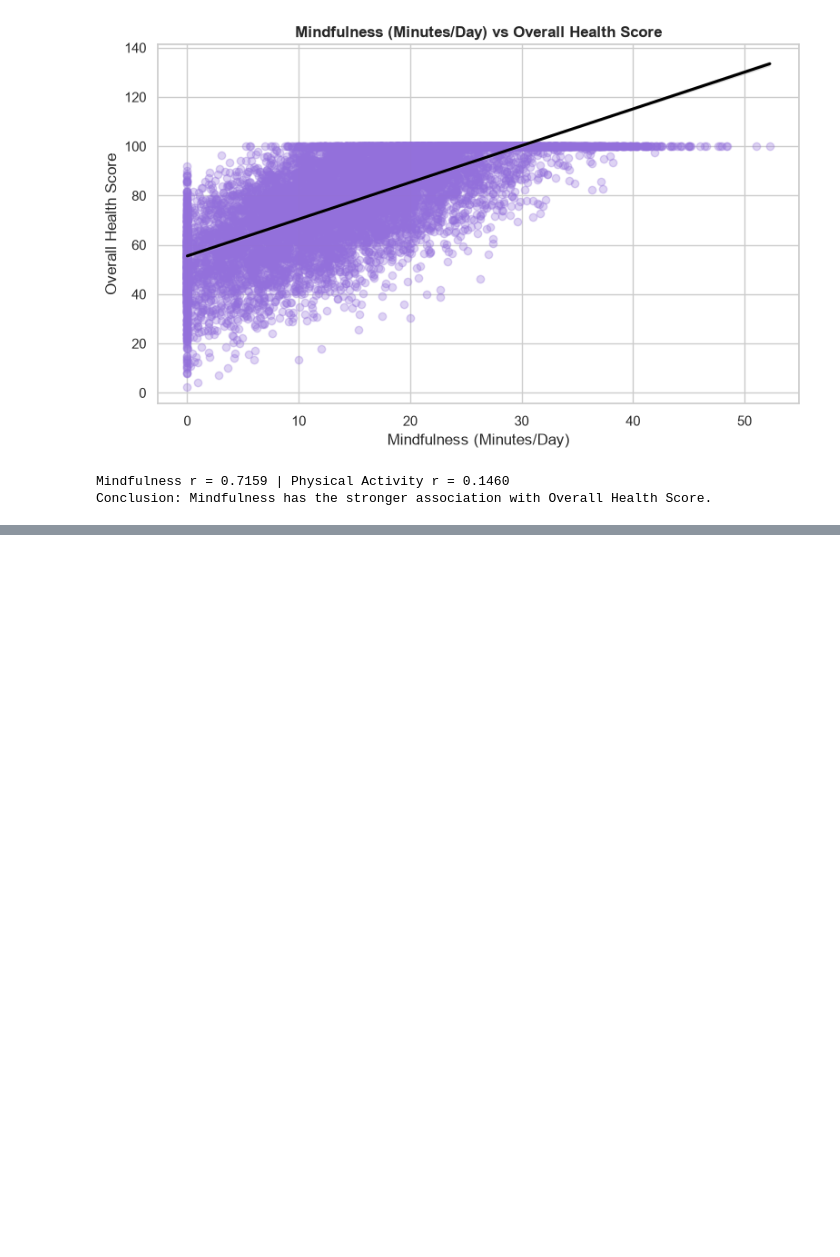
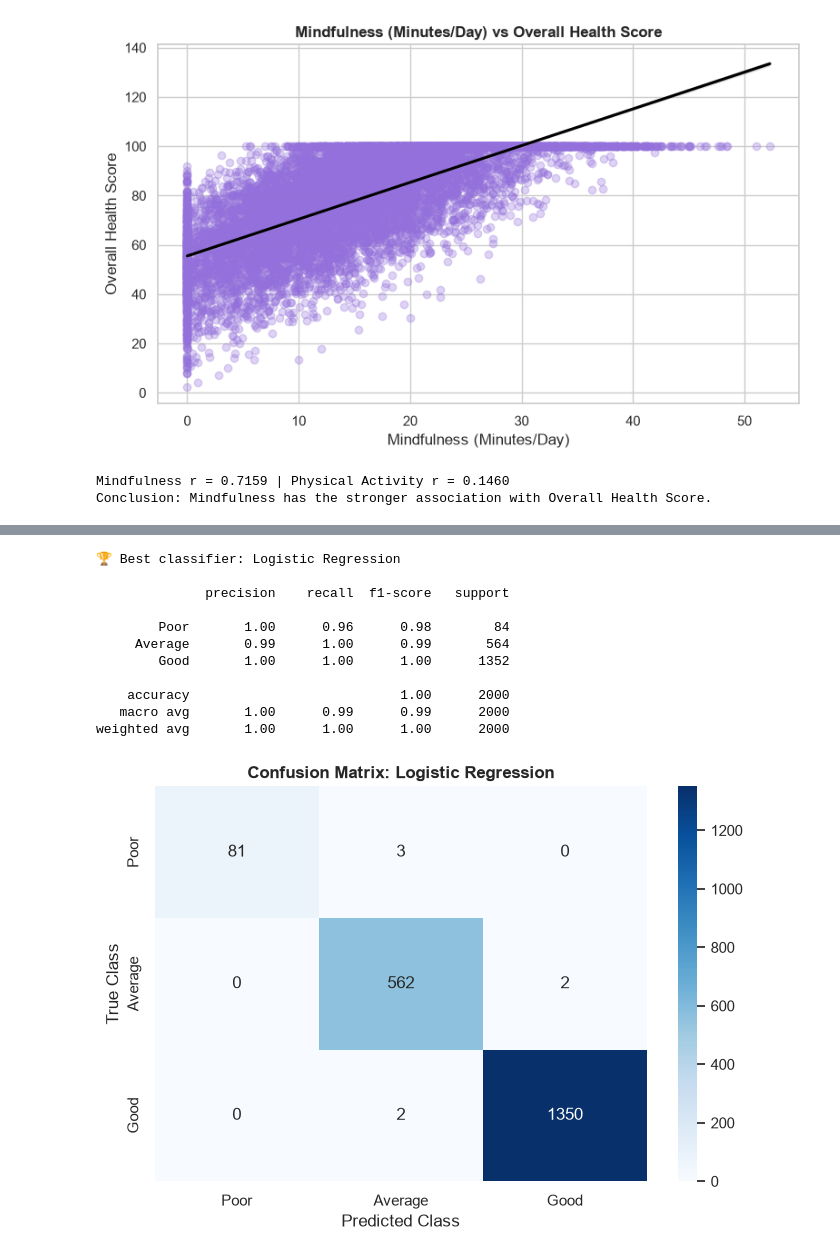
Before and after one commit to LieneRubule/Holistic-Health-and-Lifestyle-Score-Dataset, a Jupyter notebook: jupyter_notebooks/04_Machine_learning.ipynb, the cells around one changed output, grey strips where cells are left out. Cells and saved outputs as stored; diff of their text form; code cells hidden in the pictures; blank space fills up the shorter version.

```diff
--- a/jupyter_notebooks/04_Machine_learning.ipynb
+++ b/jupyter_notebooks/04_Machine_learning.ipynb
@@ -194,0 +266,30 @@ Conclusion: Mindfulness has the stronger association with Overall Health Score.
+# %%
+best_clf_name = (clf_results[clf_results["Model"] != "Baseline"]
+                 .sort_values("CV_F1_Macro", ascending=False).iloc[0]["Model"])
+best_clf = clf_models[best_clf_name]
+best_pred = best_clf.predict(X_test_c)
+print(f"🏆 Best classifier: {best_clf_name}\n")
+print(classification_report(y_test_c, best_pred, labels=labels))
+
+cm = confusion_matrix(y_test_c, best_pred, labels=labels)
+plt.figure(figsize=(7, 5))
+sns.heatmap(cm, annot=True, fmt="d", cmap="Blues", xticklabels=labels, yticklabels=labels)
+plt.title(f"Confusion Matrix: {best_clf_name}", fontweight="bold")
+plt.xlabel("Predicted Class")
+plt.ylabel("True Class")
+plt.tight_layout()
+plt.savefig(visuals_dir / "classification_confusion_matrix.png", dpi=300)
+plt.show()
+# %% [output]
+🏆 Best classifier: Logistic Regression
+
+              precision    recall  f1-score   support
+
+        Poor       1.00      0.96      0.98        84
+     Average       0.99      1.00      0.99       564
+        Good       1.00      1.00      1.00      1352
+
+    accuracy                           1.00      2000
+   macro avg       1.00      0.99      0.99      2000
+weighted avg       1.00      1.00      1.00      2000
+[figure, added]
```
Also changed, not shown: parts of 21 cells of this notebook, 6 other files.
